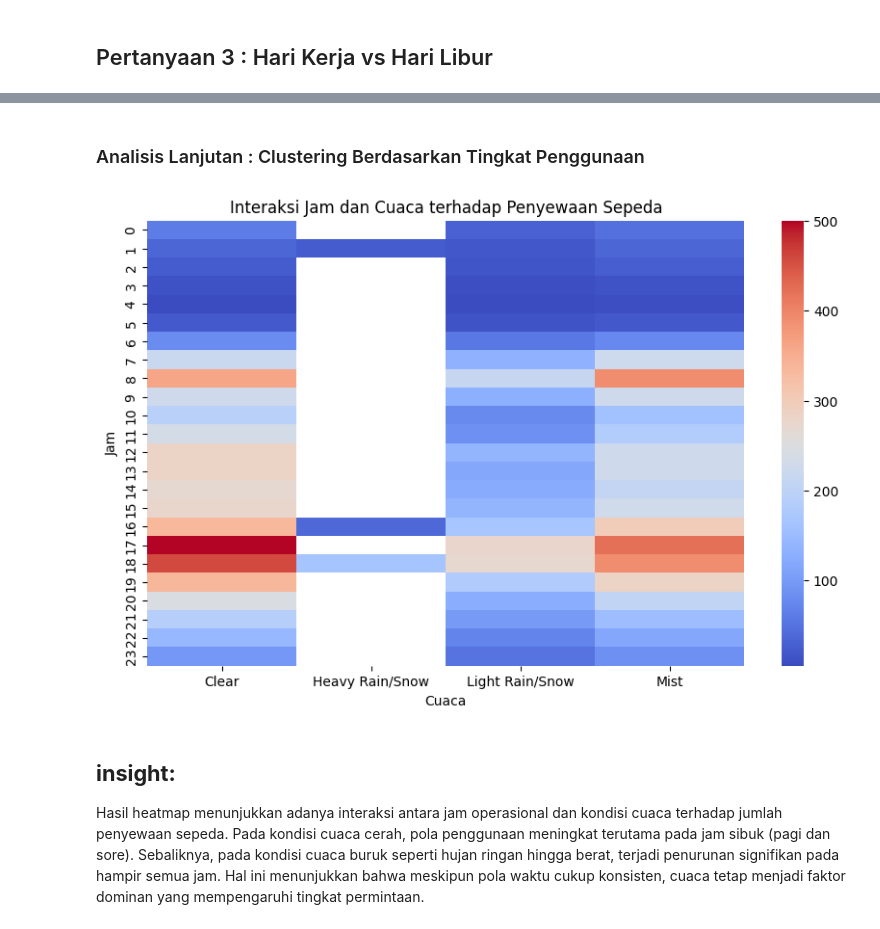
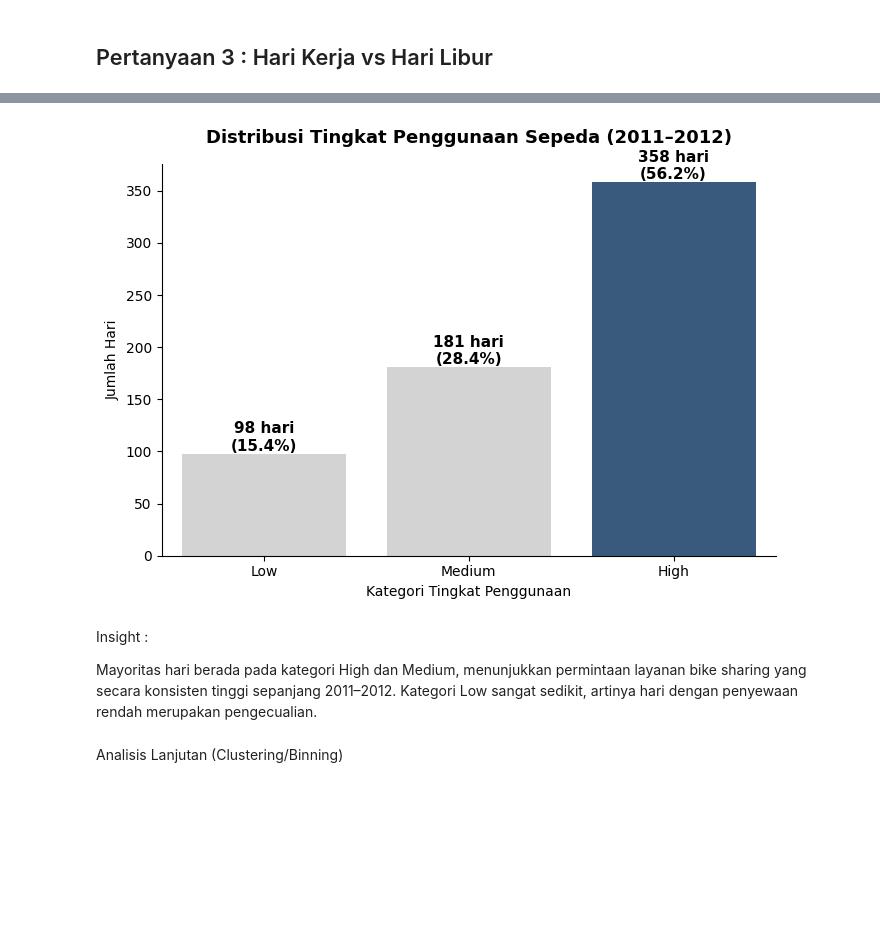
Before and after one commit to Nntandhyp/bike-dashboard, a Jupyter notebook: Proyek_Analisis_Data.ipynb, the cells around one changed output, grey strips where cells are left out. Saved outputs shown, nothing was run; the diff lists cells and outputs as text; code cells hidden in the pictures; blank space fills up the shorter version.

```diff
--- a/Proyek_Analisis_Data.ipynb
+++ b/Proyek_Analisis_Data.ipynb
@@ -415,23 +520,44 @@ Distribusi tingkat penggunaan sepeda menunjukkan bahwa sebagian besar hari berad
-# %% [markdown]
-### Analisis Lanjutan : Clustering Berdasarkan Tingkat Penggunaan
-# %%
-pivot = df_hour.pivot_table(
-    values='cnt',
-    index='hr',
-    columns='weathersit',
-    aggfunc='mean'
-)
-
-plt.figure(figsize=(10,6))
-sns.heatmap(pivot, cmap='coolwarm')
-
-plt.title('Interaksi Jam dan Cuaca terhadap Penyewaan Sepeda')
-plt.xlabel('Cuaca')
-plt.ylabel('Jam')
-plt.show()
-# %% [output]
-[figure, removed]
-# %% [markdown]
-**insight:**
--
-Hasil heatmap menunjukkan adanya interaksi antara jam operasional dan kondisi cuaca terhadap jumlah penyewaan sepeda. Pada kondisi cuaca cerah, pola penggunaan meningkat terutama pada jam sibuk (pagi dan sore). Sebaliknya, pada kondisi cuaca buruk seperti hujan ringan hingga berat, terjadi penurunan signifikan pada hampir semua jam. Hal ini menunjukkan bahwa meskipun pola waktu cukup konsisten, cuaca tetap menjadi faktor dominan yang mempengaruhi tingkat permintaan.
+# %%
+# --- Pertanyaan 4: Distribusi Tingkat Penggunaan ---
+df_day['usage_level'] = pd.cut(
+    df_day['cnt'],
+    bins=[0, 2000, 4000, 7000],
+    labels=['Low', 'Medium', 'High']
+)
+
+usage_dist = df_day['usage_level'].value_counts().reindex(['Low', 'Medium', 'High']).reset_index()
+usage_dist.columns = ['usage_level', 'count']
+
+plt.figure(figsize=(7, 5))
+colors_map = {'Low': '#D3D3D3', 'Medium': '#D3D3D3', 'High': '#2E5A88'}
+bars4 = sns.barplot(
+    data=usage_dist,
+    x='usage_level',
+    y='count',
+    hue='usage_level',
+    palette=colors_map,
+    legend=False
+)
+
+total_days = usage_dist['count'].sum()
+for p in bars4.patches:
+    pct = p.get_height() / total_days * 100
+    bars4.annotate(f'{int(p.get_height())} hari\n({pct:.1f}%)',
+                   (p.get_x() + p.get_width() / 2., p.get_height()),
+                   ha='center', va='bottom', fontsize=11, fontweight='bold')
+
+plt.title('Distribusi Tingkat Penggunaan Sepeda (2011–2012)',
+          fontsize=13, fontweight='bold', pad=15)
+plt.xlabel('Kategori Tingkat Penggunaan')
+plt.ylabel('Jumlah Hari')
+sns.despine()
+plt.tight_layout()
+plt.show()
+# %% [output]
+[figure, added]
+# %% [markdown]
+Insight :
+
+Mayoritas hari berada pada kategori High dan Medium, menunjukkan permintaan layanan bike sharing yang secara konsisten tinggi sepanjang 2011–2012. Kategori Low sangat sedikit, artinya hari dengan penyewaan rendah merupakan pengecualian.
+# %% [markdown]
+Analisis Lanjutan (Clustering/Binning)
```
Also changed, not shown: parts of 82 cells of this notebook, 6 other files.
